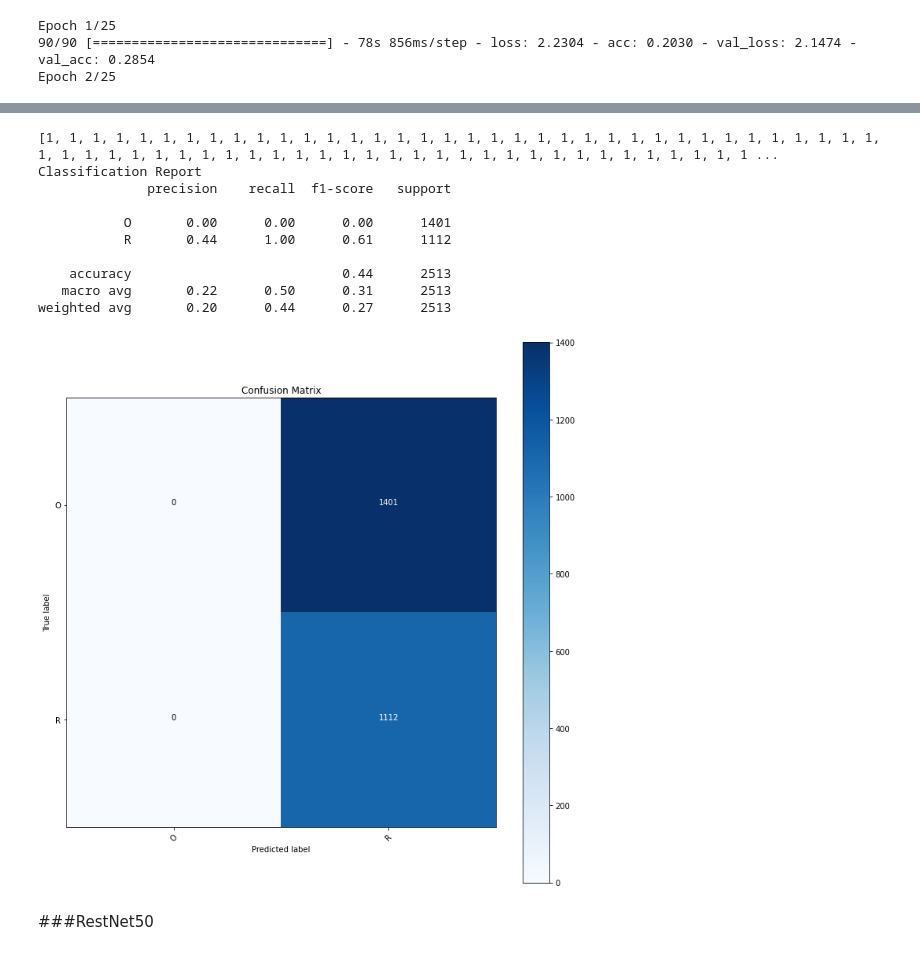
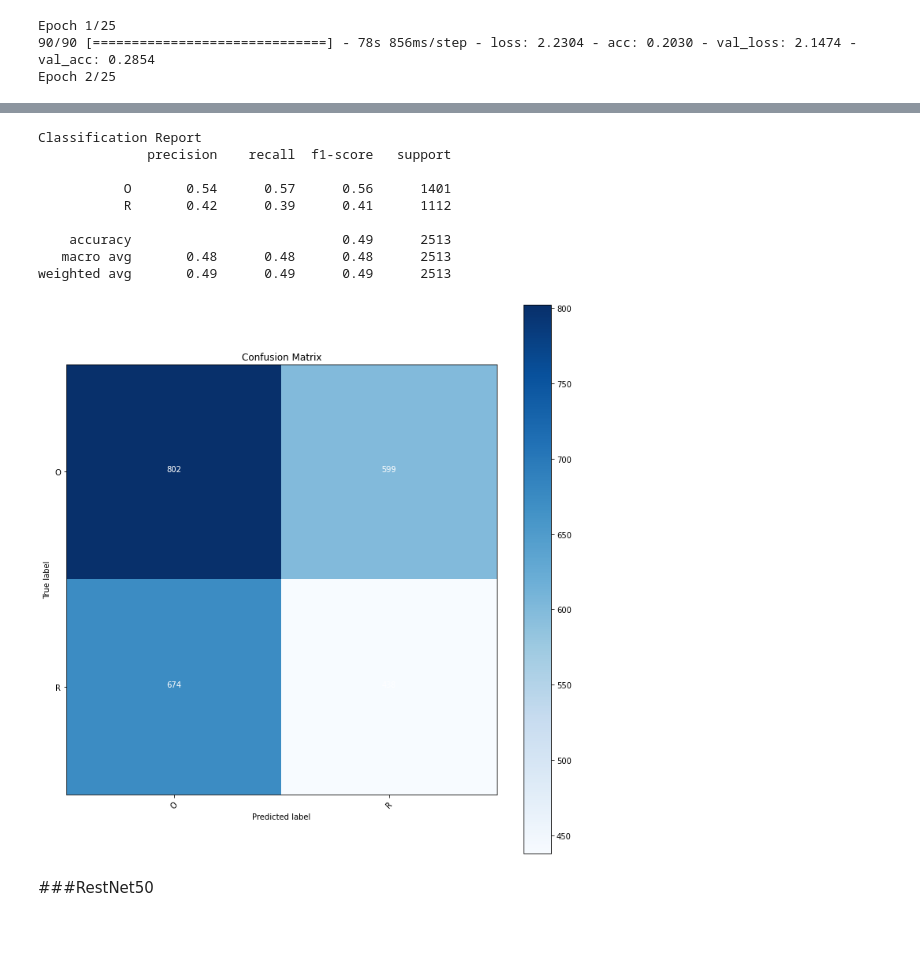
Before and after one commit to clondonop/IA_TP4, a Jupyter notebook: Final_O_R_Modelo_TP4.ipynb, the cells around one changed output, grey strips where cells are left out. Drawn from its saved outputs; the diff is of its cells as text; code cells hidden in the pictures.

```diff
--- a/Final_O_R_Modelo_TP4.ipynb
+++ b/Final_O_R_Modelo_TP4.ipynb
@@ -334,30 +351,28 @@ test_lossVG16, test_accVG16=VG16_model.evaluate(test_generator)
 # %%
-Y_pred = VG16_model.predict(test_generator)
+Y_pred16 = VG16_model.predict(test_generator)
-# %% [output]
-[1, 1, 1, 1, 1, 1, 1, 1, 1, 1, 1, 1, 1, 1, 1, 1, 1, 1, 1, 1, 1, 1, 1, 1, 1, 1, 1, 1, 1, 1, 1, 1, 1, 1, 1, 1, 1, 1, 1, 1, 1, 1, 1, 1, 1, 1, 1, 1, 1, 1, 1, 1, 1, 1, 1, 1, 1, 1, 1, 1, 1, 1, 1, 1, 1, 1, 1 ...
-Classification Report
-              precision    recall  f1-score   support
-
-           O       0.00      0.00      0.00      1401
-           R       0.44      1.00      0.61      1112
-
-    accuracy                           0.44      2513
-   macro avg       0.22      0.50      0.31      2513
-weighted avg       0.20      0.44      0.27      2513
-[figure, removed]
 # %%
-y_pred =[math.ceil(element) for element in Y_pred]
-print(y_pred)
+y_pred16 =[(0 if element<0.5 else 1) for element in Y_pred16]
 target_names = classes
 
 # Confusion Matrix
-cm = confusion_matrix(test_generator.classes, y_pred)
+cm16 = confusion_matrix(test_generator.classes, y_pred16)
 
-plot_confusion_matrix(cm, target_names, normalize=False, title='Confusion Matrix')
+plot_confusion_matrix(cm16, target_names, normalize=False, title='Confusion Matrix')
 
 # Classification Report
 print('Classification Report')
-print(classification_report(test_generator.classes, y_pred, target_names=target_names))
+print(classification_report(test_generator.classes, y_pred16, target_names=target_names))
+# %% [output]
+Classification Report
+              precision    recall  f1-score   support
+
+           O       0.54      0.57      0.56      1401
+           R       0.42      0.39      0.41      1112
+
+    accuracy                           0.49      2513
+   macro avg       0.48      0.48      0.48      2513
+weighted avg       0.49      0.49      0.49      2513
+[figure, added]
 # %% [markdown]
 ###RestNet50
 # %%
```
Also changed, not shown: parts of 7 cells of this notebook.
